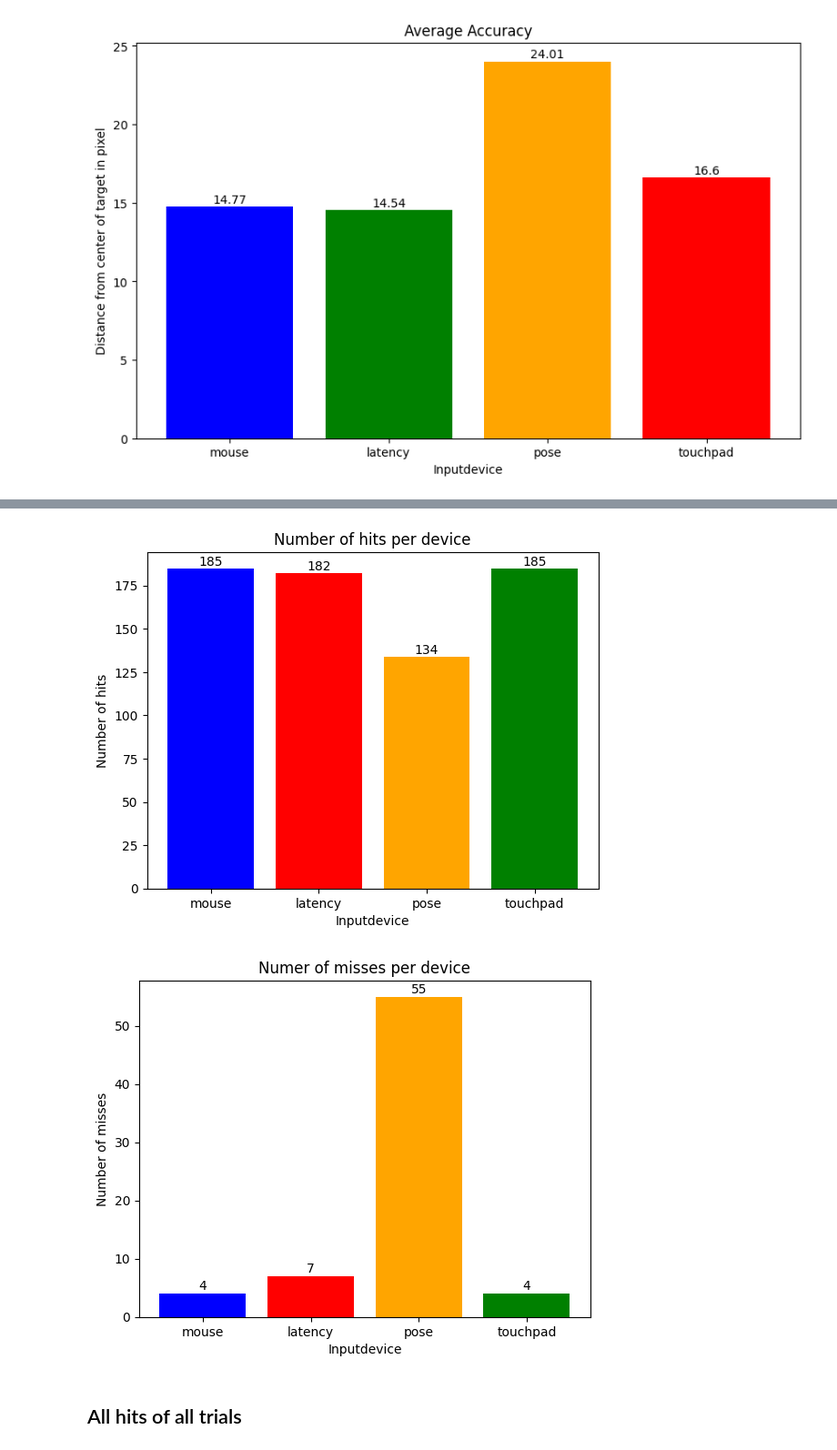
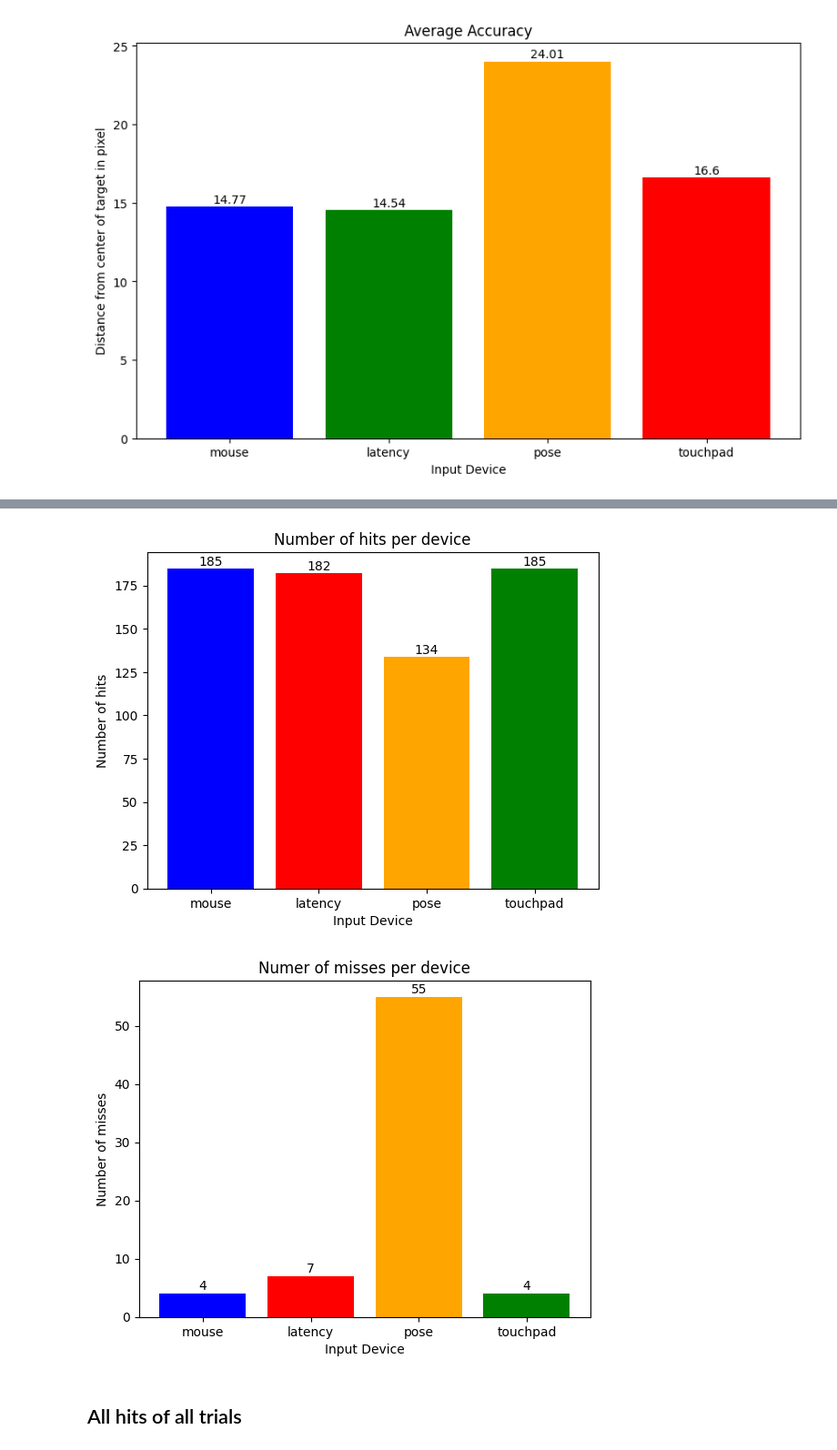
Before and after one commit to ITT-24/assignment-07-pointing-thing_t_thing, a Jupyter notebook: evaluation/fitts.ipynb, the cells around one changed output, grey strips where cells are left out. Shown at 91% size. Drawn from its saved outputs; the diff is of its cells as text; code cells hidden in the pictures.

```diff
--- a/evaluation/fitts.ipynb
+++ b/evaluation/fitts.ipynb
@@ -256,36 +256,36 @@ miss_counts = {
     'touchpad': df_touchpad[df_touchpad['hit'] == False].shape[0]
 }
 
 dfs = list(hit_counts.keys())
 hits = list(hit_counts.values())
 
 plt.bar(dfs, hits, color=['blue', 'red', 'orange', 'green'])
-plt.xlabel('Inputdevice')
+plt.xlabel('Input Device')
 plt.ylabel('Number of hits')
 plt.title('Number of hits per device')
 
 for i, v in enumerate(hits):
     plt.text(i, v + 0.2, str(v), ha='center', va='bottom', fontsize=10)
 
 plt.show()
 
 # Erstellung des Bar-Charts für Fehler
 dfs = list(miss_counts.keys())
 miss = list(miss_counts.values())
 
 plt.bar(dfs, miss, color=['blue', 'red', 'orange', 'green'])
-plt.xlabel('Inputdevice')
+plt.xlabel('Input Device')
 plt.ylabel('Number of misses')
 plt.title('Numer of misses per device')
 
 # Text über den Balken hinzufügen
 for i, v in enumerate(miss):
     plt.text(i, v + 0.2, str(v), ha='center', va='bottom', fontsize=10)
 
 plt.show()
 # %% [output]
 [figure]
-[figure, old version]
+[figure, new version]
 # %% [markdown]
 ## All hits of all trials
 # %%
```
Also changed, not shown: parts of 9 cells of this notebook.
